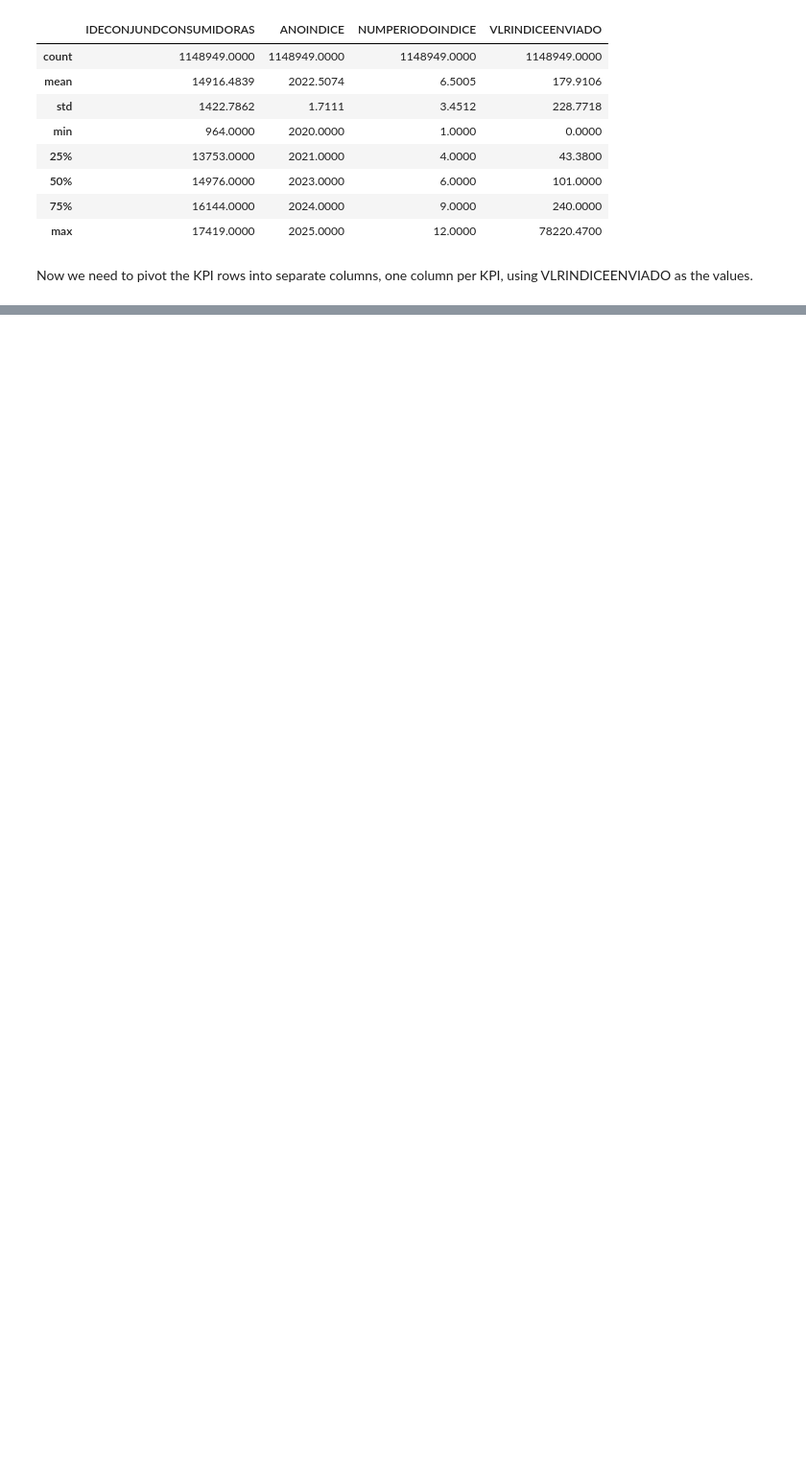
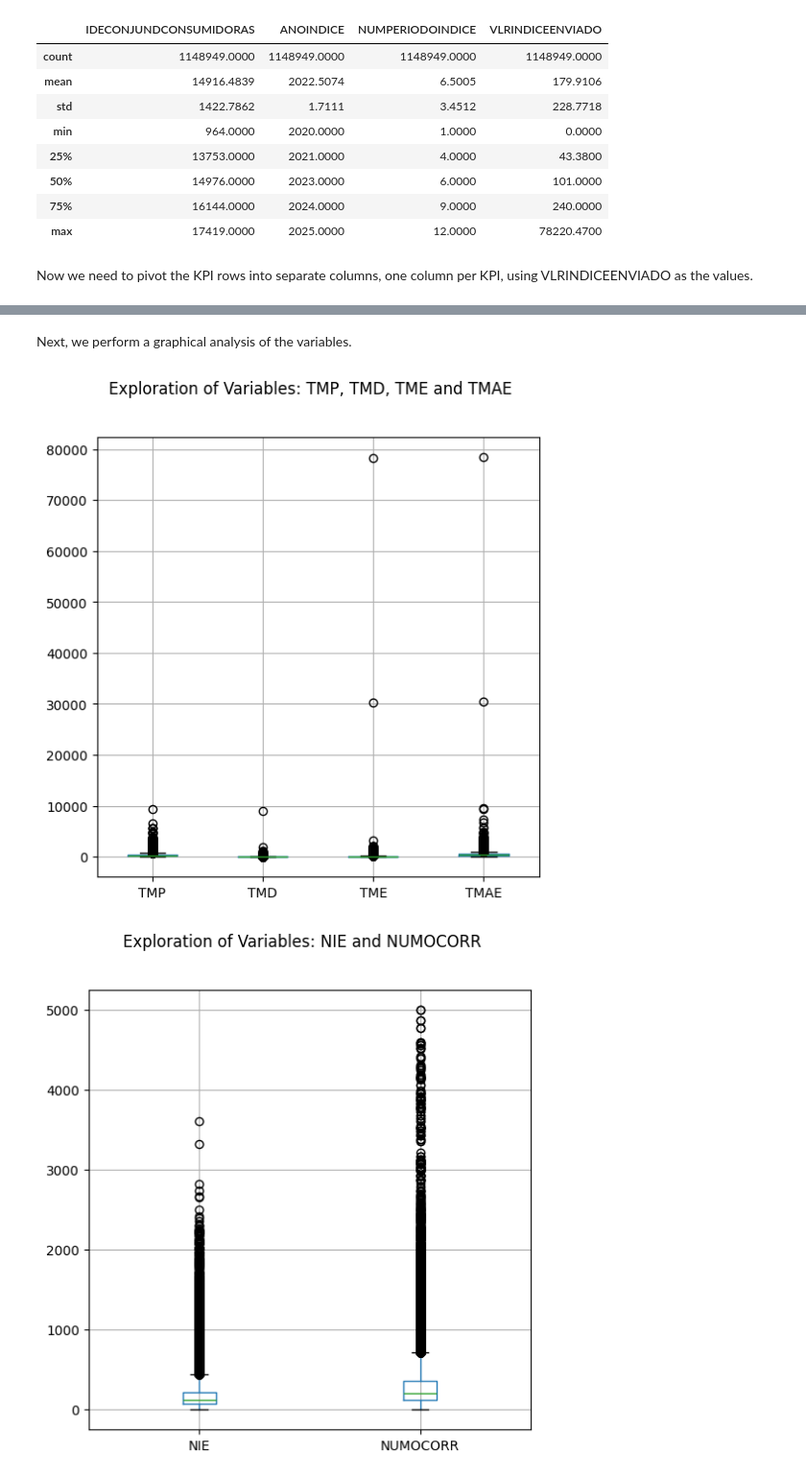
Before and after one commit to isabellacalfa/tmae-analysis, a Jupyter notebook: notebook-analysis.ipynb, the cells around one changed output, grey strips where cells are left out. Shown at 96% size. Cells and saved outputs as stored; diff of their text form; code cells hidden in the pictures; blank space fills up the shorter version.

```diff
--- a/notebook-analysis.ipynb
+++ b/notebook-analysis.ipynb
@@ -235,6 +235,10 @@ Indicators related to Critical Day (NDIACRI and VLCLACRI) will not be part of th
 # Removing unnecessary KPIs:
 dfMod.drop(dfMod[dfMod['SIGINDICADOR'].isin(['NDIACRI'])].index, inplace=True)
 dfMod.drop(dfMod[dfMod['SIGINDICADOR'].isin(['VLCLACRI'])].index, inplace=True)
+
+# Removing DSCINDICADOR, because we already know the description of the indicators:
+dfMod.drop(columns='DSCINDICADOR', inplace=True)
+
 dfMod.head()
 # %% [output]
 |  | SIGAGENTE | IDECONJUNDCONSUMIDORAS | DSCCONJUNDCONSUMIDORAS | SIGINDICADOR | ANOINDICE | NUMPERIODOINDICE | ... |
@@ -280,0 +397,8 @@ Now we need to pivot the KPI rows into separate columns, one column per KPI, usi
+# %%
+# Removing rows with null values:
+newDf.dropna(inplace=True)
+
+# Checking null:
+print('Total null values:', newDf.isnull().sum().sum())
+print('\nRows with null values:')
+newDf[newDf.isnull().any(axis=1)]
@@ -280,0 +414,21 @@ Now we need to pivot the KPI rows into separate columns, one column per KPI, usi
+# %% [markdown]
+Next, we perform a graphical analysis of the variables.
+# %%
+fig = plt.figure()
+fig.suptitle('Exploration of Variables: TMP, TMD, TME and TMAE')
+fig.set_size_inches(6,6)
+ax = fig.add_subplot(111)
+newDf.boxplot(column=['TMP','TMD','TME','TMAE'])
+#plt.savefig(os.path.join(IMAGES_PATH, 'Exploracao_DF_Idade_Ano.eps'))
+plt.show()
+
+fig = plt.figure()
+fig.suptitle('Exploration of Variables: NIE and NUMOCORR')
+fig.set_size_inches(6,6)
+ax = fig.add_subplot(111)
+newDf.boxplot(column=['NIE', 'NUMOCORR'])
+#plt.savefig(os.path.join(IMAGES_PATH, 'Exploracao_DF_Nodulos.eps'))
+plt.show()
+# %% [output]
+[figure, added]
+[figure, added]
```
Also changed, not shown: parts of 14 cells of this notebook.
